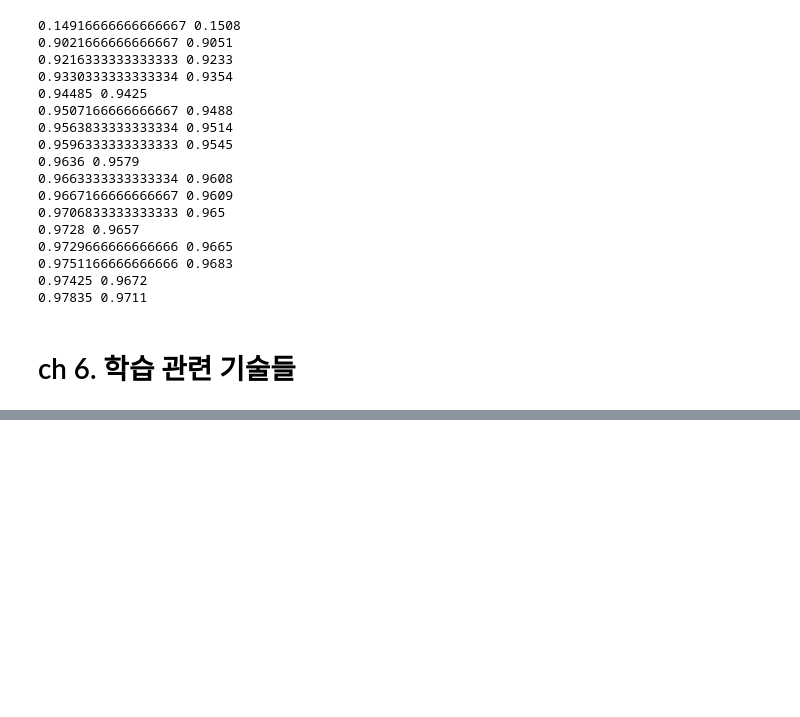
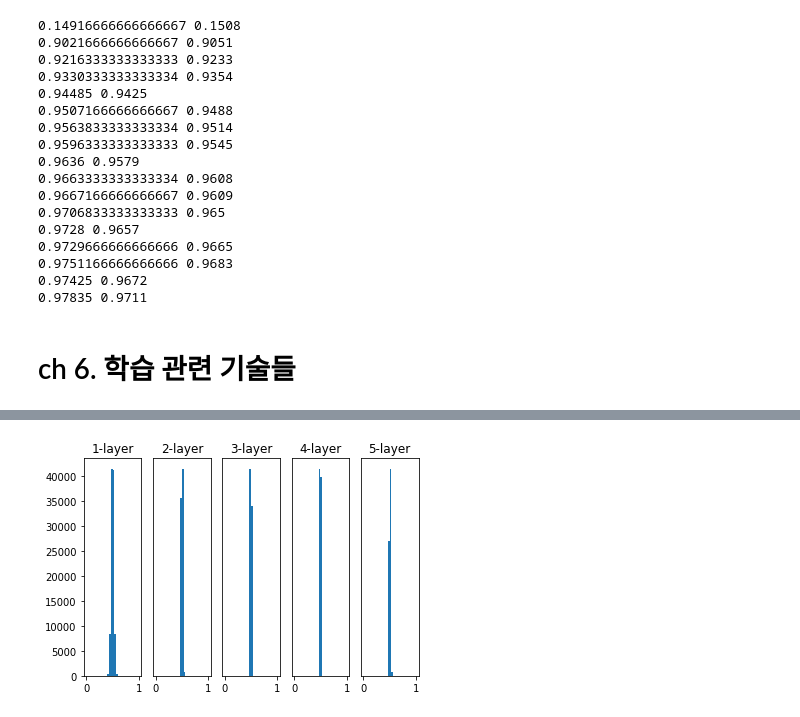
Before and after one commit to jaekyoungkim/floor_DL, a Jupyter notebook: 밑바닥부터시작하는_딥러닝_(ch5_6).ipynb, the cells around one changed output, grey strips where cells are left out. Cells and saved outputs as stored; diff of their text form; code cells hidden in the pictures; blank space fills up the shorter version.

```diff
--- a/밑바닥부터시작하는_딥러닝_(ch5_6).ipynb
+++ b/밑바닥부터시작하는_딥러닝_(ch5_6).ipynb
@@ -458,0 +641,49 @@ class AdaGrad:
+# %%
+
+######################################################
+# 표준편차를 0.01로 바꿈
+input_data = np.random.randn(1000, 100)  # 1000개의 데이터
+node_num = 100  # 각 은닉층의 노드(뉴런) 수
+hidden_layer_size = 5  # 은닉층이 5개
+activations = {}  # 이곳에 활성화 결과를 저장
+
+x = input_data
+
+for i in range(hidden_layer_size):
+    if i != 0:
+        x = activations[i-1]
+
+    # 초깃값을 다양하게 바꿔가며 실험해보자！
+    # w = np.random.randn(node_num, node_num) * 1
+    w = np.random.randn(node_num, node_num) * 0.01
+    # w = np.random.randn(node_num, node_num) * np.sqrt(1.0 / node_num)
+    # w = np.random.randn(node_num, node_num) * np.sqrt(2.0 / node_num)
+
+    a = np.dot(x, w)
+
+    # 활성화 함수도 바꿔가며 실험해보자！
+    z = sigmoid(a)
+    # z = ReLU(a)
+    # z = tanh(a)
+
+    activations[i] = z
+
+# 히스토그램 그리기
+for i, a in activations.items():
+    plt.subplot(1, len(activations), i+1)
+    plt.title(str(i+1) + "-layer")
+    if i != 0:
+        plt.yticks([], [])
+    # plt.xlim(0.1, 1)
+    # plt.ylim(0, 7000)
+    plt.hist(a.flatten(), 30, range=(0, 1))
+
+plt.show()
+# 0.5 부근에 집중되어있음
+# 0과 1에 치우치진않지만 기울기 소실문제는 없지만, 활성화값들이 치우쳤다는것은 표현력 관점에서는 쿤문제가 있는것
+# 다수의 뉴런이 거의 같은값을 출력하고있으니 뉴런을 여러개 둔 의미가 없어짐
+# 각 층의 활성화값은 적당히 고루 분포되어야함
+# 층과 층 사이에 적당하게 다양한 데이터가 흐르게 해야 신경망학습이 효율적으로 이뤄짐
+# 반대로 치우친 데이터가 흐르면 기울기 소실이나 표현력 제한 문제에 빠져서 학습이 잘 이뤄지지않는경우가 생김
+# %% [output]
+[figure, added]
```
Also changed, not shown: parts of 15 cells of this notebook.
